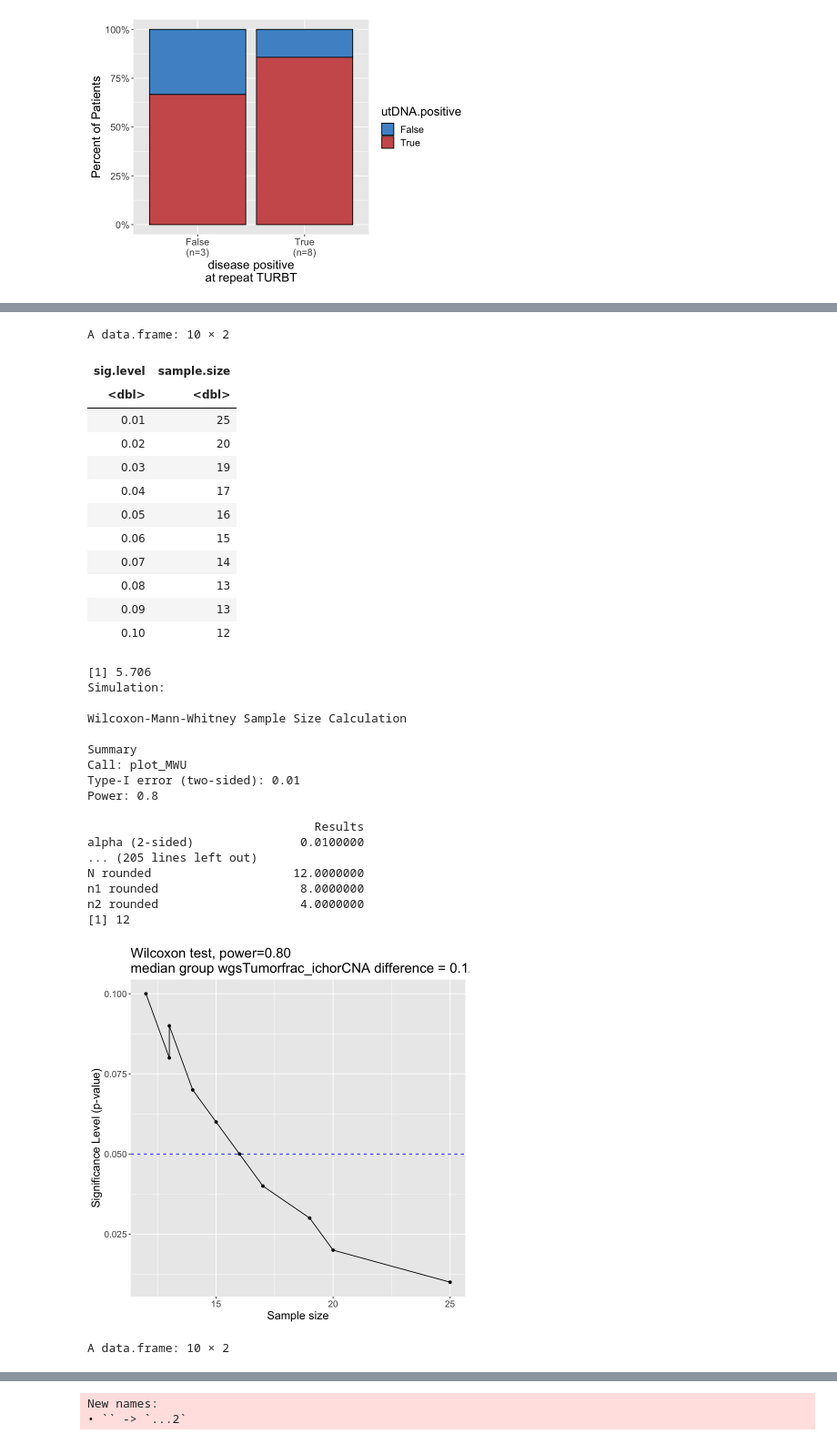
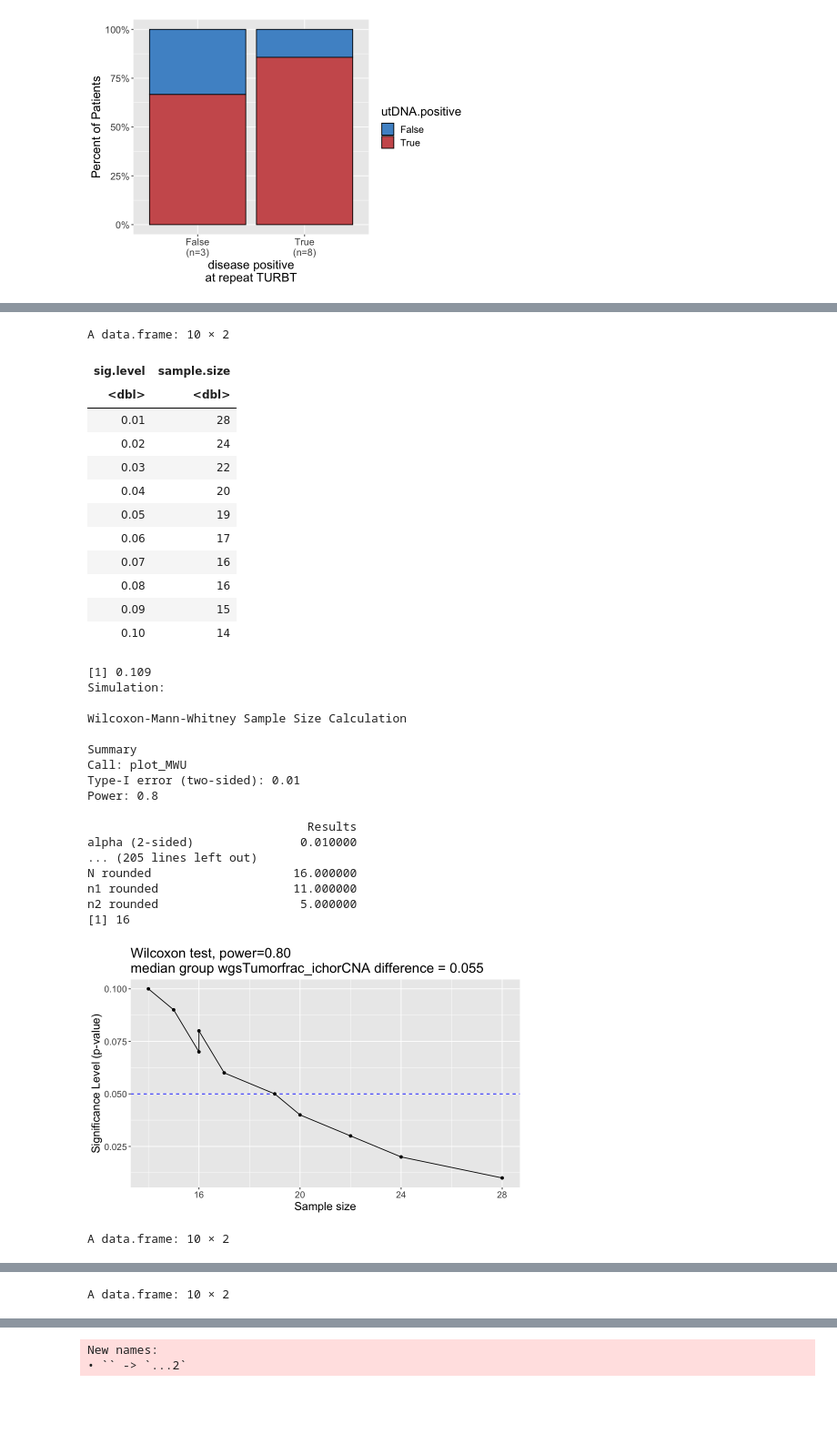
Before and after one commit to billiegould/R-functions-for-stats-and-plotting, a Jupyter notebook: notebooks/NMIBC_MRD_analysis.ipynb, the cells around one changed output, grey strips where cells are left out. Shown at 91% size. Saved outputs shown, nothing was run; the diff lists cells and outputs as text; code cells hidden in the pictures; blank space fills up the shorter version.

```diff
--- a/notebooks/NMIBC_MRD_analysis.ipynb
+++ b/notebooks/NMIBC_MRD_analysis.ipynb
@@ -659,13 +532,14 @@ A data.frame: 10 × 2
 # %%
-# plot_MWU(df_mrd_pre$wgsTumorfrac_EM[df_mrd_pre$disease.positive=="TRUE"],
-#         df_mrd_pre$wgsTumorfrac_EM[df_mrd_pre$disease.positive=="FALSE"],
-#         power=0.80, metric="median group wgsTumorfrac_EM difference")
-
-plot_MWU(df_mrd_pre$wgsTumorfrac_ichorCNA[df_mrd_pre$disease.positive=="TRUE"],
-        df_mrd_pre$wgsTumorfrac_ichorCNA[df_mrd_pre$disease.positive=="FALSE"],
+# LPWGS power
+plot_MWU(df_urine_lpwgs_pre$wgsTumorfrac_ichorCNA[df_urine_lpwgs_pre$disease.positive=="TRUE"],
+        df_urine_lpwgs_pre$wgsTumorfrac_ichorCNA[df_urine_lpwgs_pre$disease.positive=="FALSE"],
         power=0.80, metric="median group wgsTumorfrac_ichorCNA difference")
 
-plot_MWU(df_mrd_pre$cnbScore[df_mrd_pre$disease.positive=="TRUE"],
-        df_mrd_pre$cnbScore[df_mrd_pre$disease.positive=="FALSE"],
+plot_MWU(df_urine_lpwgs_pre$wgsTumorfrac_EM[df_urine_lpwgs_pre$disease.positive=="TRUE"],
+        df_urine_lpwgs_pre$wgsTumorfrac_EM[df_urine_lpwgs_pre$disease.positive=="FALSE"],
+        power=0.80, metric="median group wgsTumorfrac_EM difference")
+
+plot_MWU(df_urine_lpwgs_pre$cnbScore[df_urine_lpwgs_pre$disease.positive=="TRUE"],
+        df_urine_lpwgs_pre$cnbScore[df_urine_lpwgs_pre$disease.positive=="FALSE"],
         power=0.80, metric="median group cnbScore difference")
 # %% [output]
@@ -689,34 +563,34 @@ n2 rounded                    4.0000000
 A data.frame: 10 × 2
 | sig.level | sample.size |
 | <dbl> | <dbl> |
-| 0.01 | 25 |
-| 0.02 | 20 |
-| 0.03 | 19 |
-| 0.04 | 17 |
-| 0.05 | 16 |
-| 0.06 | 15 |
-| 0.07 | 14 |
-| 0.08 | 13 |
-| 0.09 | 13 |
-| 0.10 | 12 |
+| 0.01 | 28 |
+| 0.02 | 24 |
+| 0.03 | 22 |
+| 0.04 | 20 |
+| 0.05 | 19 |
+| 0.06 | 17 |
+| 0.07 | 16 |
+| 0.08 | 16 |
+| 0.09 | 15 |
+| 0.10 | 14 |
-[1] 5.706
+[1] 0.109
 Simulation:
 
 Wilcoxon-Mann-Whitney Sample Size Calculation
 
 Summary
 Call: plot_MWU
 Type-I error (two-sided): 0.01
 Power: 0.8
 
-                                Results
-alpha (2-sided)               0.0100000
+                               Results
+alpha (2-sided)               0.010000
 ... (205 lines left out)
-N rounded                    12.0000000
-n1 rounded                    8.0000000
-n2 rounded                    4.0000000
-[1] 12
+N rounded                    16.000000
+n1 rounded                   11.000000
+n2 rounded                    5.000000
+[1] 16
-[figure, old version]
+[figure, new version]
 A data.frame: 10 × 2
 | sig.level | sample.size |
 | <dbl> | <dbl> |
@@ -733,0 +625 @@ A data.frame: 10 × 2
+A data.frame: 10 × 2
```
Also changed, not shown: parts of 30 cells of this notebook, 10 other files.
